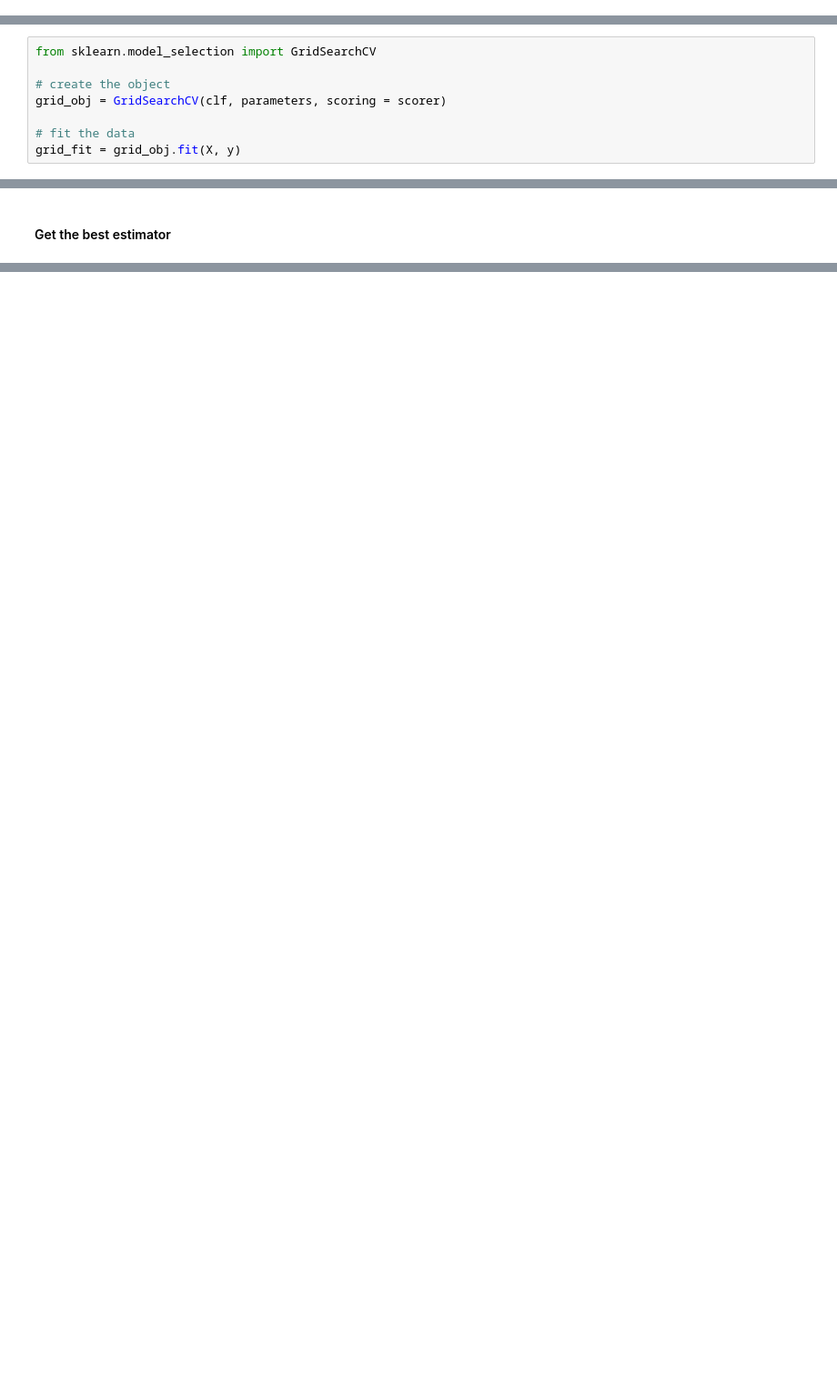
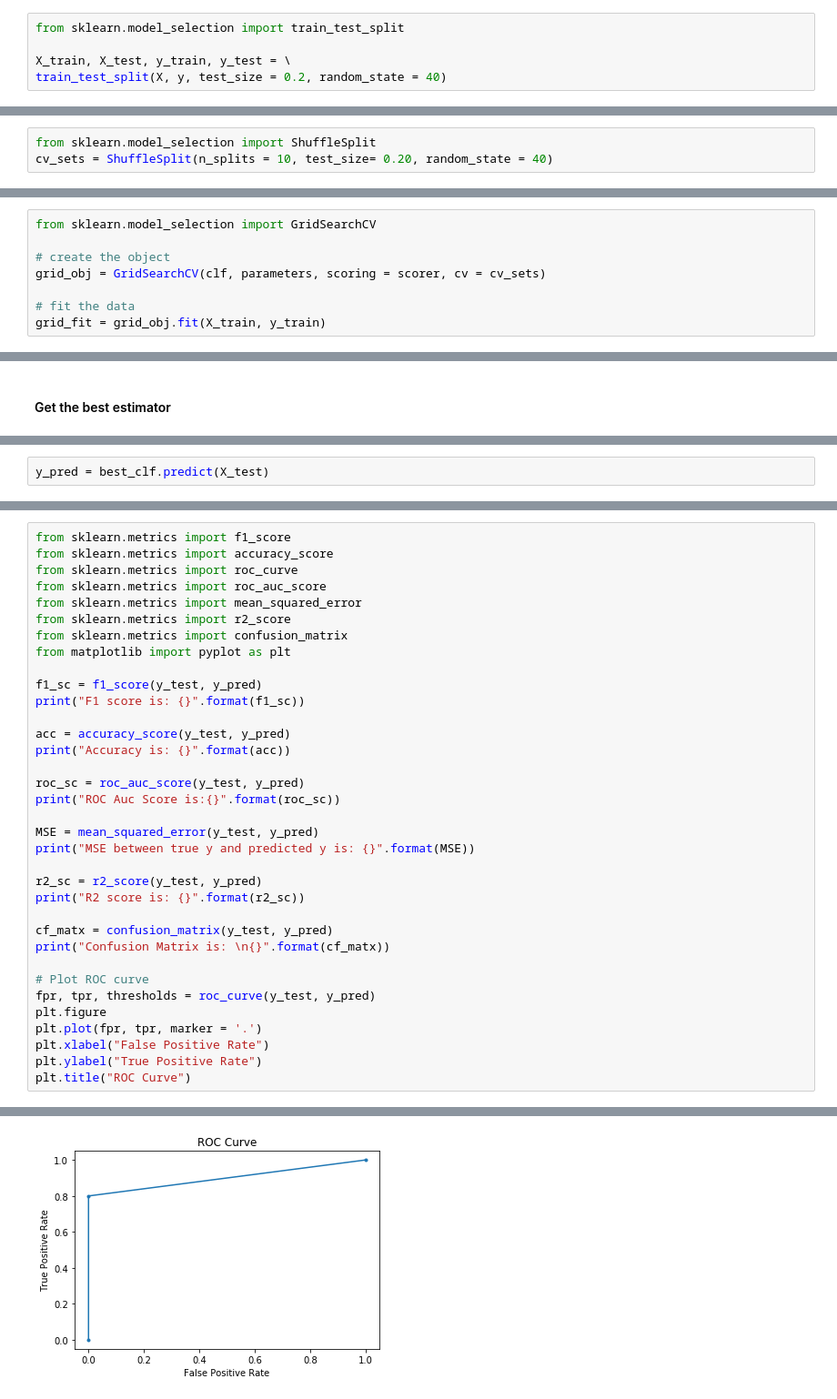
Before and after one commit to yuri-motta/ml, a Jupyter notebook: grid_score.ipynb, the cells around one changed output, grey strips where cells are left out. Shown at 91% size. Cells and saved outputs as stored; diff of their text form; blank space fills up the shorter version.

Commit message:
Added Titanic model. Also, included the modifications in the responses of the Boston housing project.

```diff
--- a/grid_score.ipynb
+++ b/grid_score.ipynb
@@ -19,0 +46,5 @@ y = np.array(df['y'])
+# %%
+from sklearn.model_selection import train_test_split
+
+X_train, X_test, y_train, y_test = \
+train_test_split(X, y, test_size = 0.2, random_state = 40)
@@ -20,3 +53,6 @@ y = np.array(df['y'])
+# %%
+from sklearn.model_selection import ShuffleSplit
+cv_sets = ShuffleSplit(n_splits = 10, test_size= 0.20, random_state = 40)
 # %% [markdown]
 #### Create the classifier
 # %%
@@ -36,7 +72,7 @@ scorer = make_scorer(f1_score)
 from sklearn.model_selection import GridSearchCV
 
 # create the object
-grid_obj = GridSearchCV(clf, parameters, scoring = scorer)
+grid_obj = GridSearchCV(clf, parameters, scoring = scorer, cv = cv_sets)
 
 # fit the data
-grid_fit = grid_obj.fit(X, y)
+grid_fit = grid_obj.fit(X_train, y_train)
@@ -51,0 +94,2 @@ SVC(C=10, cache_size=200, class_weight=None, coef0=0.0,
+# %%
+y_pred = best_clf.predict(X_test)
@@ -51,0 +98,36 @@ SVC(C=10, cache_size=200, class_weight=None, coef0=0.0,
+# %%
+from sklearn.metrics import f1_score
+from sklearn.metrics import accuracy_score
+from sklearn.metrics import roc_curve
+from sklearn.metrics import roc_auc_score
+from sklearn.metrics import mean_squared_error
+from sklearn.metrics import r2_score
+from sklearn.metrics import confusion_matrix
+from matplotlib import pyplot as plt
+
+f1_sc = f1_score(y_test, y_pred)
+print("F1 score is: {}".format(f1_sc))
+
+acc = accuracy_score(y_test, y_pred)
+print("Accuracy is: {}".format(acc))
+
+roc_sc = roc_auc_score(y_test, y_pred)
+print("ROC Auc Score is:{}".format(roc_sc))
+
+MSE = mean_squared_error(y_test, y_pred)
+print("MSE between true y and predicted y is: {}".format(MSE))
+
+r2_sc = r2_score(y_test, y_pred)
+print("R2 score is: {}".format(r2_sc))
+
+cf_matx = confusion_matrix(y_test, y_pred)
+print("Confusion Matrix is: \n{}".format(cf_matx))
+
+# Plot ROC curve
+fpr, tpr, thresholds = roc_curve(y_test, y_pred)
+plt.figure
+plt.plot(fpr, tpr, marker = '.')
+plt.xlabel("False Positive Rate")
+plt.ylabel("True Positive Rate")
+plt.title("ROC Curve")
+# %% [output]
@@ -51,0 +143 @@ SVC(C=10, cache_size=200, class_weight=None, coef0=0.0,
+[figure, added]
```
Also changed, not shown: parts of 9 cells of this notebook, 1 other file.
